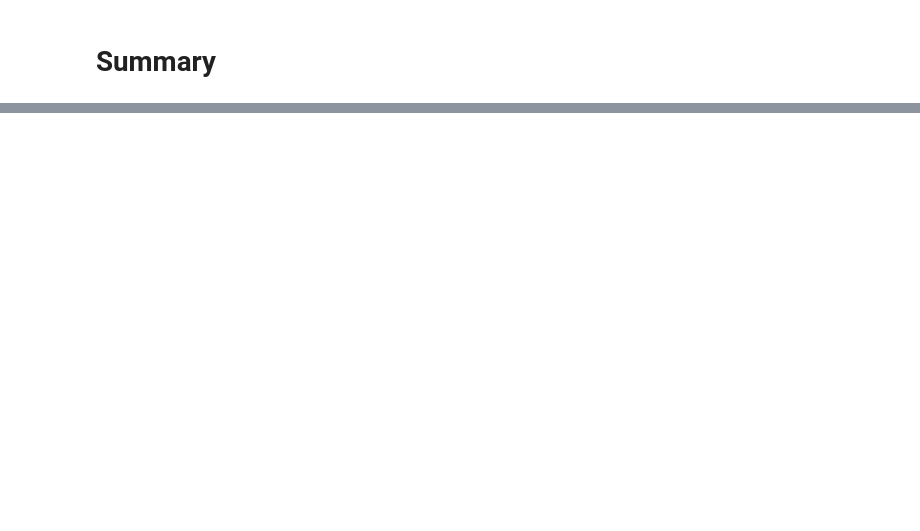
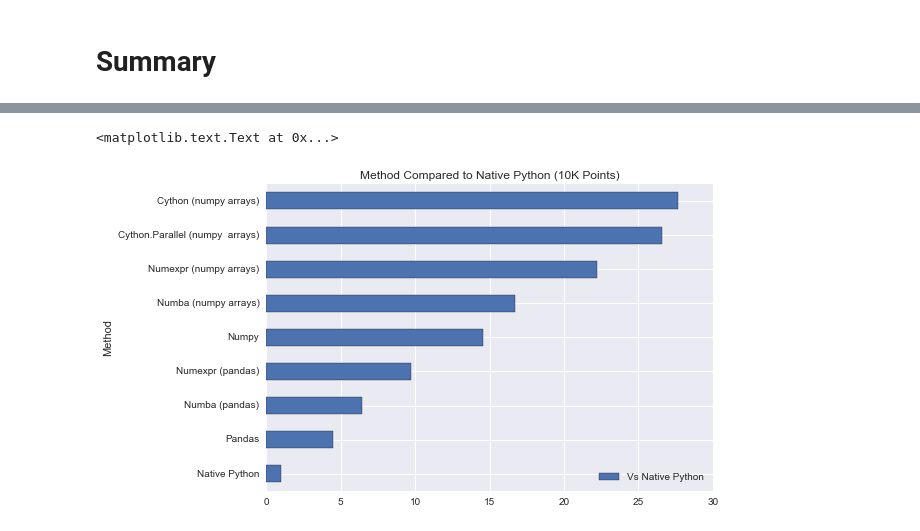
Before and after one commit to jimmycfa/python-timing-tests, a Jupyter notebook: geo_timing.ipynb, the cells around one changed output, grey strips where cells are left out. Drawn from its saved outputs; the diff is of its cells as text; code cells hidden in the pictures; blank space fills up the shorter version.

```diff
--- a/geo_timing.ipynb
+++ b/geo_timing.ipynb
@@ -341,0 +443,9 @@ timing_results.sort_values('Best (sec)')
+# %%
+tenK_df.sort_values('Vs Native Python', inplace=True, ascending=True)
+tenK_df_subset = tenK_df.reindex(columns=['Vs Native Python'])
+ax_10k_vs = tenK_df_subset.plot(kind='barh')
+ax_10k_vs.set_yticklabels(list(tenK_df.index))
+ax_10k_vs.set_title('Method Compared to Native Python (10K Points)')
+# %% [output]
+<matplotlib.text.Text at 0x...>
+[figure, added]
```
Also changed, not shown: parts of 29 cells of this notebook.
